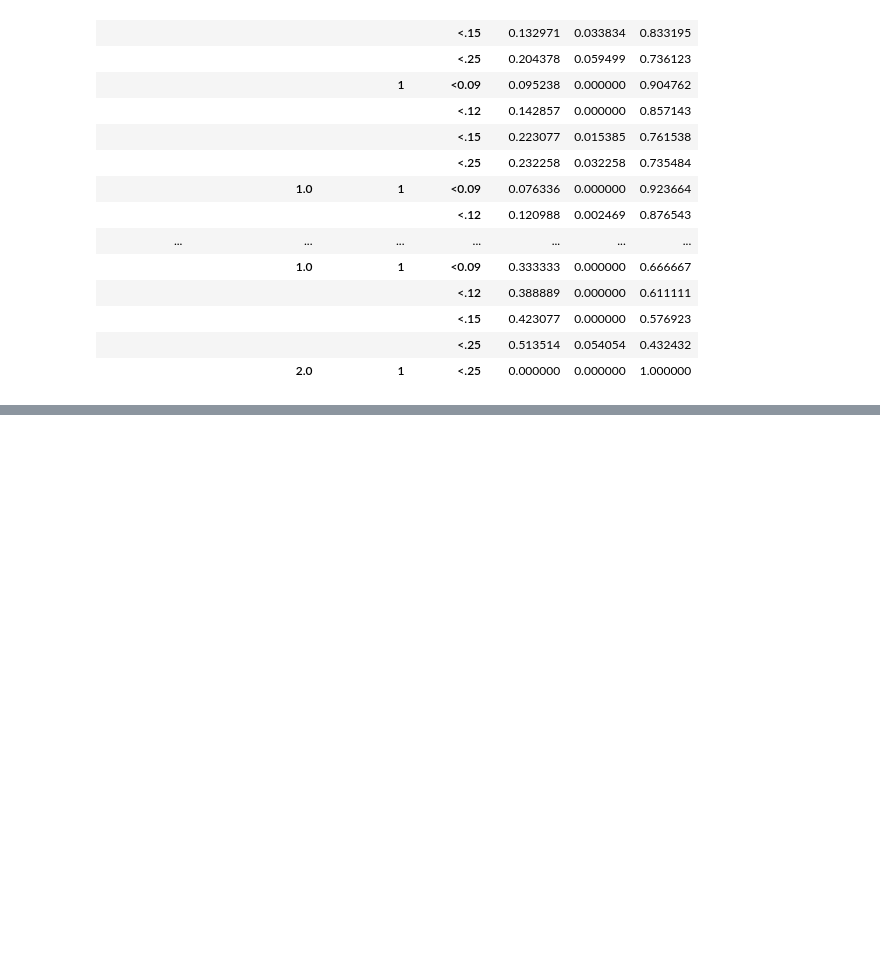
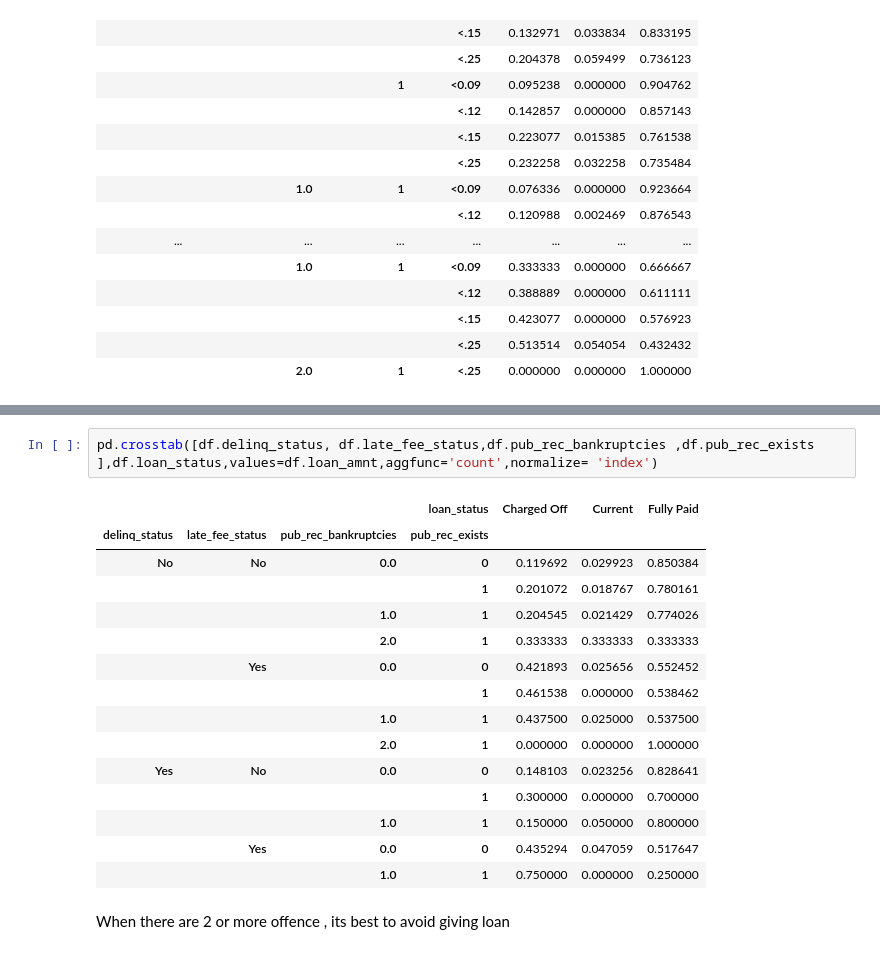
Before and after one commit to karthikmnkrishna/Loan-default-prediction, a Jupyter notebook: Loan_Case_study.ipynb, the cells around one changed output, grey strips where cells are left out. Cells and saved outputs as stored; diff of their text form; blank space fills up the shorter version.

```diff
--- a/Loan_Case_study.ipynb
+++ b/Loan_Case_study.ipynb
@@ -1071,0 +1116,20 @@ pd.crosstab([df.late_fee_status,df.pub_rec_bankruptcies ,df.pub_rec_exists ,df.i
+# %%
+pd.crosstab([df.delinq_status, df.late_fee_status,df.pub_rec_bankruptcies ,df.pub_rec_exists ],df.loan_status,values=df.loan_amnt,aggfunc='count',normalize= 'index')
+# %% [output]
+|  |  |  | loan_status | Charged Off | Current | Fully Paid |
+| delinq_status | late_fee_status | pub_rec_bankruptcies | pub_rec_exists |  |  |  |
+| No | No | 0.0 | 0 | 0.119692 | 0.029923 | 0.850384 |
+|  |  |  | 1 | 0.201072 | 0.018767 | 0.780161 |
+|  |  | 1.0 | 1 | 0.204545 | 0.021429 | 0.774026 |
+|  |  | 2.0 | 1 | 0.333333 | 0.333333 | 0.333333 |
+|  | Yes | 0.0 | 0 | 0.421893 | 0.025656 | 0.552452 |
+|  |  |  | 1 | 0.461538 | 0.000000 | 0.538462 |
+|  |  | 1.0 | 1 | 0.437500 | 0.025000 | 0.537500 |
+|  |  | 2.0 | 1 | 0.000000 | 0.000000 | 1.000000 |
+| Yes | No | 0.0 | 0 | 0.148103 | 0.023256 | 0.828641 |
+|  |  |  | 1 | 0.300000 | 0.000000 | 0.700000 |
+|  |  | 1.0 | 1 | 0.150000 | 0.050000 | 0.800000 |
+|  | Yes | 0.0 | 0 | 0.435294 | 0.047059 | 0.517647 |
+|  |  | 1.0 | 1 | 0.750000 | 0.000000 | 0.250000 |
+# %% [markdown]
+When there are 2 or more offence , its best to avoid giving loan
```
Also changed, not shown: parts of 6 cells of this notebook.
